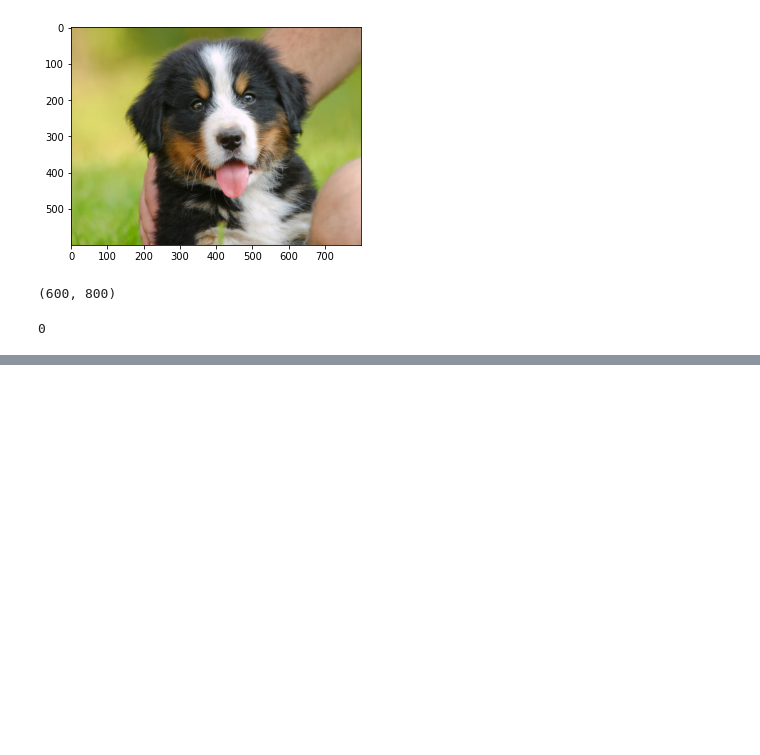
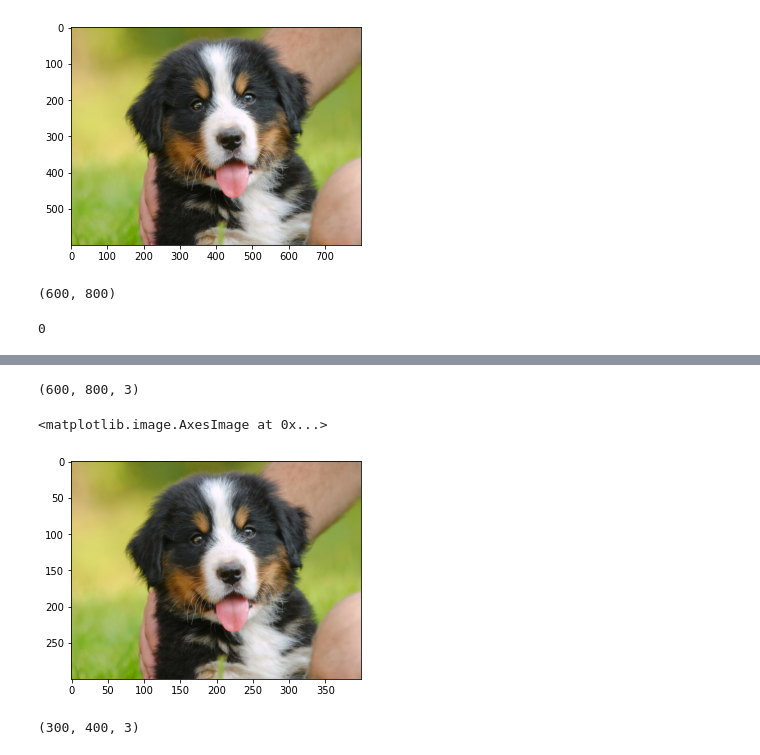
Before and after one commit to rushil00/ML-and-AI-Practice, a Jupyter notebook: opencvImageBasics.ipynb, the cells around one changed output, grey strips where cells are left out. Drawn from its saved outputs; the diff is of its cells as text; code cells hidden in the pictures; blank space fills up the shorter version.

```diff
--- a/opencvImageBasics.ipynb
+++ b/opencvImageBasics.ipynb
@@ -35,0 +44,16 @@ plt.imshow(img_gray)
+# %%
+fixed_img.shape
+# %% [output]
+(600, 800, 3)
+# %%
+w_ratio = 0.5
+h_ratio = 0.5
+newImg = cv2.resize(fixed_img,(0,0),fixed_img,w_ratio,h_ratio)
+plt.imshow(newImg)
+# %% [output]
+<matplotlib.image.AxesImage at 0x...>
+[figure, added]
+# %%
+newImg.shape
+# %% [output]
+(300, 400, 3)
```
Also changed, not shown: parts of 21 cells of this notebook.
